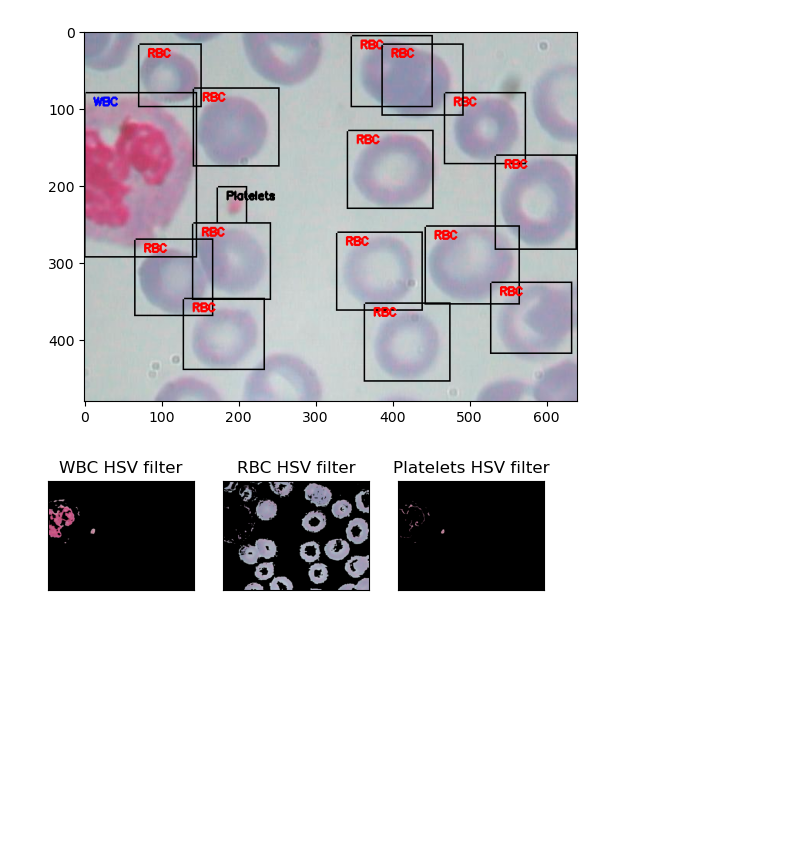
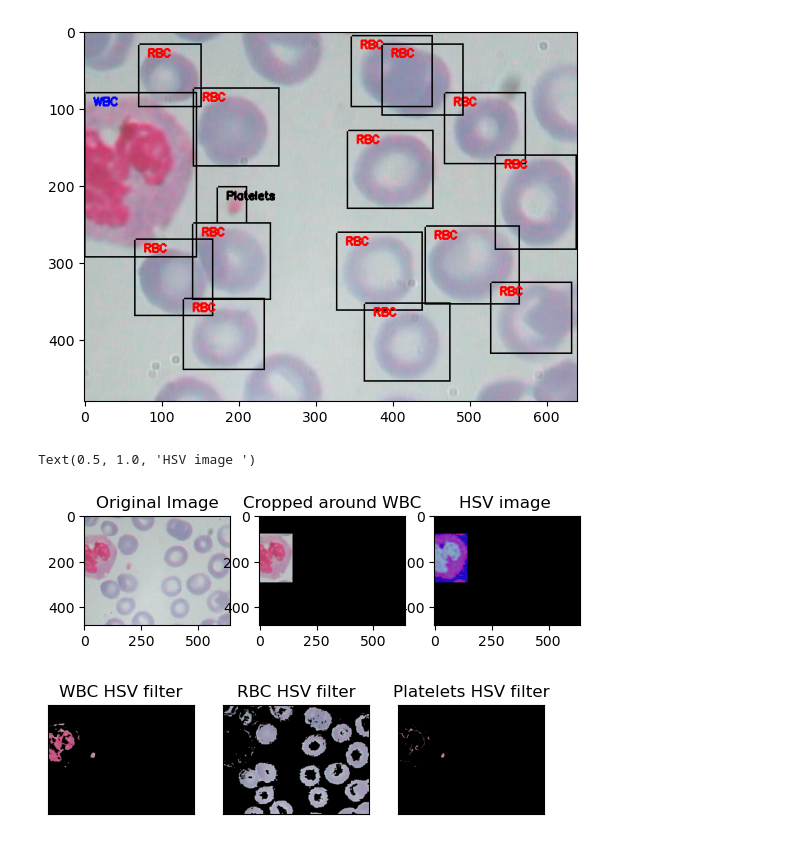
Before and after one commit to shreeja-shreeja/blood-image-exp, a Jupyter notebook: blood_cell_count.ipynb, the cells around one changed output. Saved outputs shown, nothing was run; the diff lists cells and outputs as text; code cells hidden in the pictures; blank space fills up the shorter version.

Commit message:
added crop

```diff
--- a/blood_cell_count.ipynb
+++ b/blood_cell_count.ipynb
@@ -96,6 +96,42 @@ plt.imshow(ann_img)
 # %% [output]
 <matplotlib.image.AxesImage at 0x...>
 [figure]
+# %%
+# Crop the image given the coordinates of the cell
+def blood_seg_new(xmin, ymin, xmax, ymax, img):
+    y, x, c = img.shape
+    img[0:ymin, :, :] = np.zeros([ymin, x, 3])
+    img[ymax:, :, :] = np.zeros([y-ymax, x, 3])
+    img[:, 0:xmin, :] = np.zeros([y, xmin, 3])
+    img[:, xmax:, :] = np.zeros([y, x-xmax, 3])
+
+    return
+# Crop the image around a single WBC
+type = 'WBC'
+rslt_df1 = rslt_df.loc[rslt_df['cell_type'] == type]
+
+crp_img = img.copy()
+
+ind = rslt_df1.index[0]
+xmin = int(rslt_df1["xmin"][ind])
+xmax = int(rslt_df1["xmax"][ind])
+ymin = int(rslt_df1["ymin"][ind])
+ymax = int(rslt_df1["ymax"][ind])
+
+blood_seg_new(xmin, ymin, xmax, ymax, crp_img)
+
+hsv_img = cv2.cvtColor(crp_img, cv2.COLOR_BGR2HSV)
+
+fig, axes = plt.subplots(1, 3)
+axes[0].imshow(img)
+axes[0].set_title('Original Image')
+axes[1].imshow(crp_img)
+axes[1].set_title('Cropped around ' + type)
+axes[2].imshow(hsv_img)
+axes[2].set_title('HSV image ')
+# %% [output]
+Text(0.5, 1.0, 'HSV image ')
+[figure, added]
 # %%
 # HSV thresholds
 wbc_th = [np.array([120, 30, 180]), np.array([135, 160, 225])]
```
